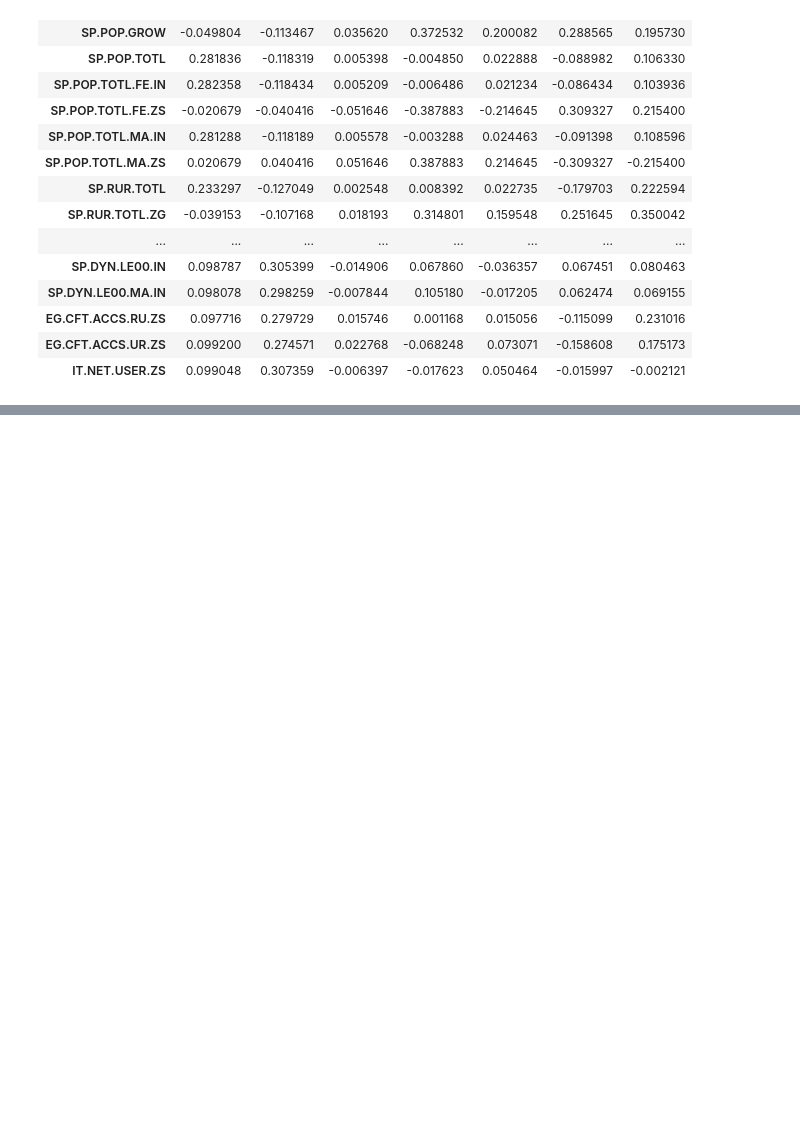
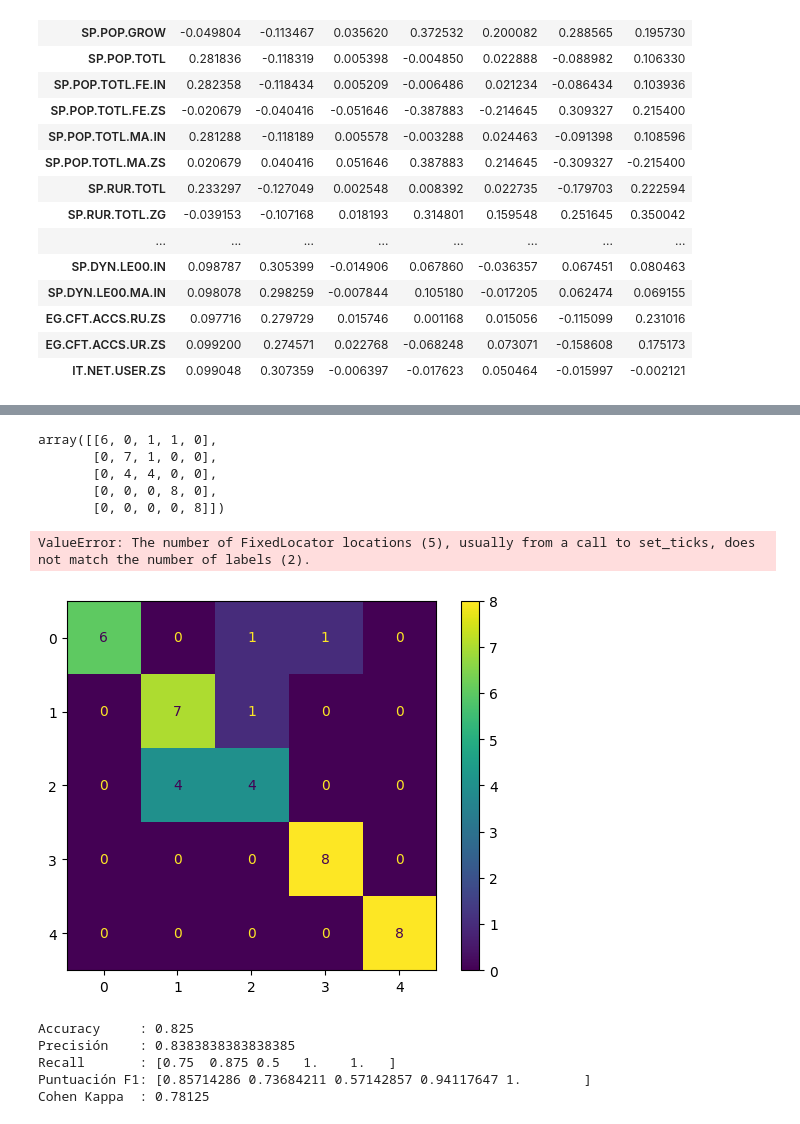
Before and after one commit to cristiancarcamo-netizen/Portafolio, a Jupyter notebook: World_bank.ipynb, the cells around one changed output, grey strips where cells are left out. Saved outputs shown, nothing was run; the diff lists cells and outputs as text; code cells hidden in the pictures; blank space fills up the shorter version.

```diff
--- a/World_bank.ipynb
+++ b/World_bank.ipynb
@@ -422,0 +500,3 @@ loadings
+# %%
+X_train_std = scaler.fit_transform(X_train)
+X_test_std = scaler.fit_transform(X_test)
@@ -422,0 +548,16 @@ loadings
+# %%
+#@title Ajustes de Hiperparámetros
+# Generar las particiones
+particiones = KFold(n_splits=5, shuffle=True, random_state=0)
+# Generar diccionario con los hiperparámetros a aplicar
+param_grid = {'n_neighbors': list(range(4,15)),
+              'weights': ['uniform', 'distance'],
+              'p': [1, 2]} # p=1 distancia de Manhattan; p=2 distancia euclidiana.
+# Instanciar el modelo sin hiperparámetros
+knn = KNeighborsClassifier()
+# Aplicar GridSearchCV  usando el diccionario de hiperparámetros
+mejor_modelo_knn = GridSearchCV(knn, param_grid = param_grid, scoring='accuracy', cv = particiones)
+# Entrenar el modelo con datos train
+mejor_modelo_knn.fit(X_train_std, y_train)
+# Obtener los mejores parámetros
+mejor_modelo_knn.best_params_
@@ -422,0 +601,33 @@ loadings
+# %%
+#@title Instanciar algoritmo de clasificación RFC
+rfc_clf = RandomForestClassifier()
+# Aplicar modelo a datos de entrenamiento
+classifier = rfc_clf.fit(X_train, y_train)
+# %%
+#@title Generar predicciones con datos test
+y_pred_rfc = classifier.predict(X_test)
+# %%
+#@title Generar la matriz de confusión
+confusion_matrix(y_test, y_pred_rfc)
+# %% [output]
+array([[6, 0, 1, 1, 0],
+       [0, 7, 1, 0, 0],
+       [0, 4, 4, 0, 0],
+       [0, 0, 0, 8, 0],
+       [0, 0, 0, 0, 8]])
+# %%
+#@title Generar matriz de confusión
+cm = confusion_matrix(y_true=y_test, y_pred=y_pred_rfc)
+cm_display = ConfusionMatrixDisplay(cm, display_labels=[0,1]).plot()
+# %% [output]
+ValueError: The number of FixedLocator locations (5), usually from a call to set_ticks, does not match the number of labels (2).
+[figure, added]
+# %%
+#@title Mostrar métricas
+fn_metricas_clasificacion(y_test, y_pred_rfc)
+# %% [output]
+Accuracy     : 0.825
+Precisión    : 0.8383838383838385
+Recall       : [0.75  0.875 0.5   1.    1.   ]
+Puntuación F1: [0.85714286 0.73684211 0.57142857 0.94117647 1.        ]
+Cohen Kappa  : 0.78125
```
Also changed, not shown: parts of 30 cells of this notebook.
